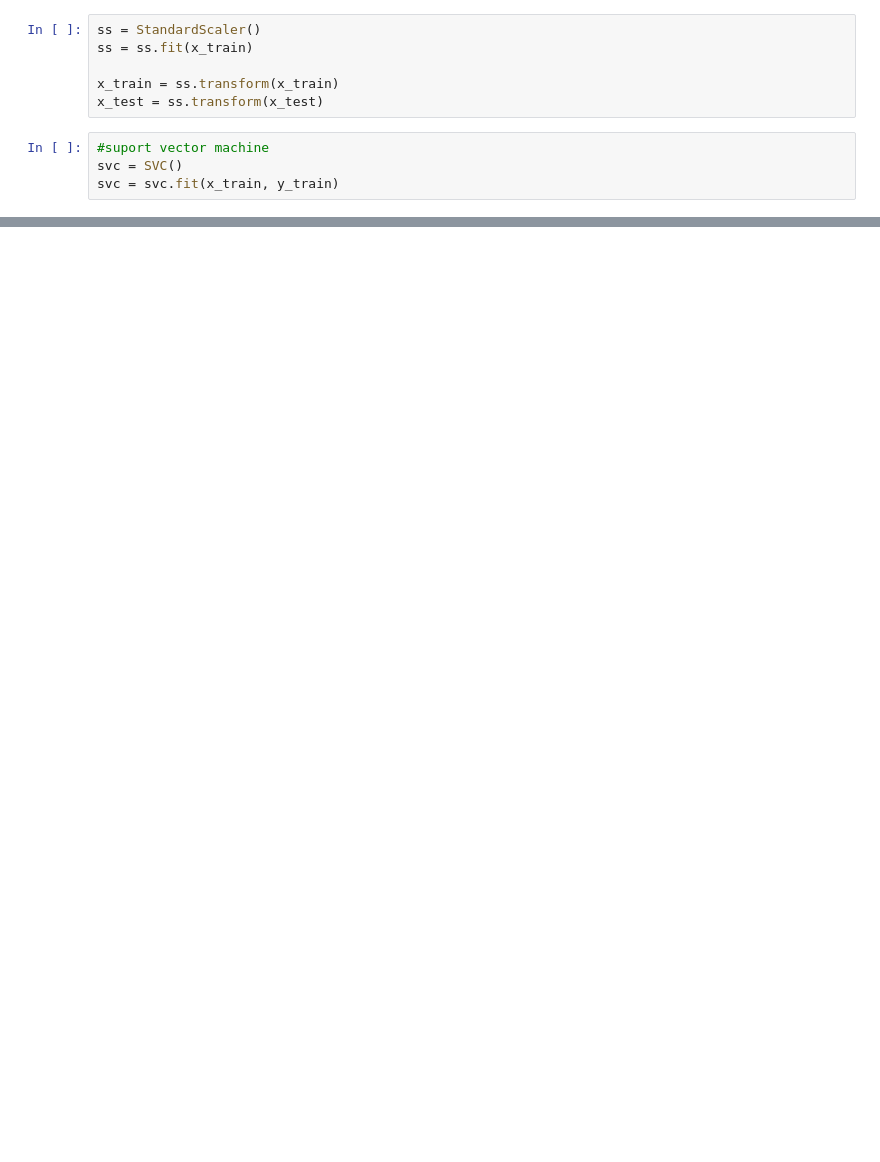
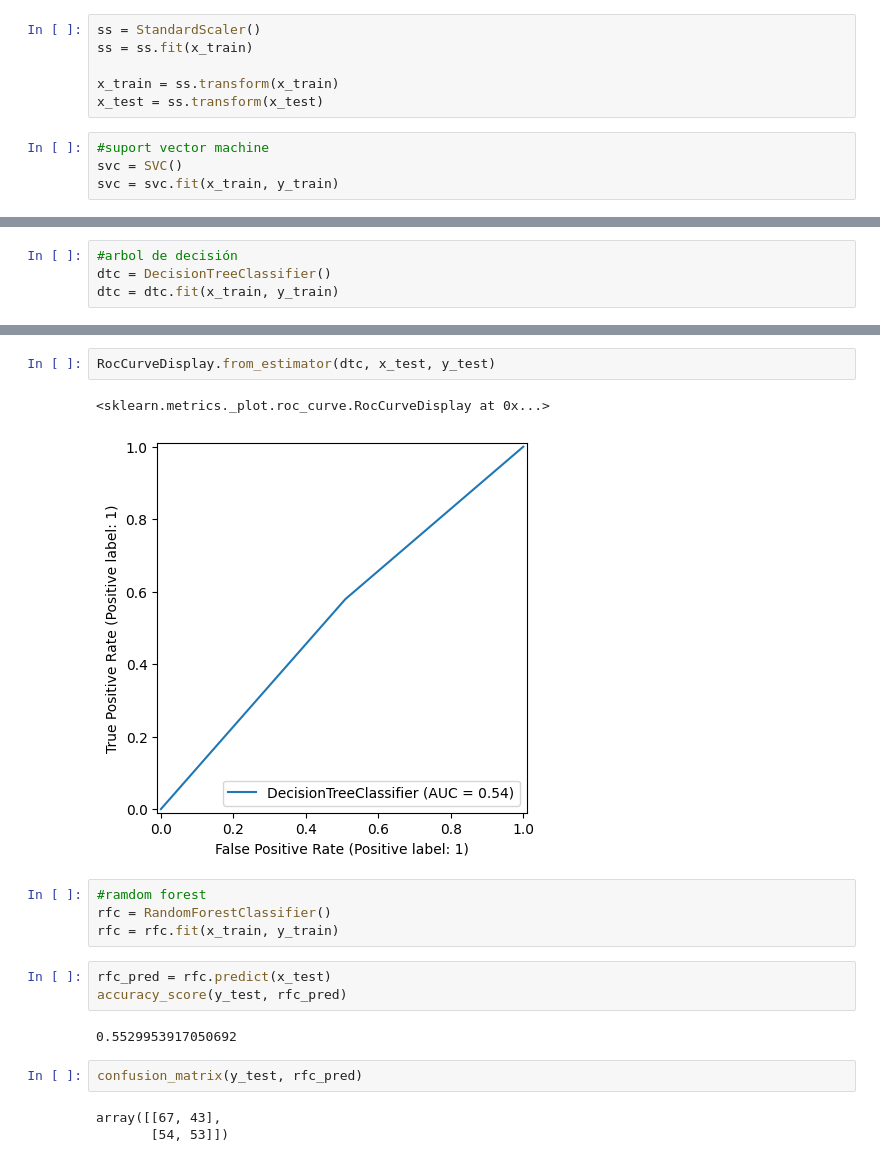
Before and after one commit to jdzapata2004-eng/ejercicios-curso-algoritmos-de-negociaci-n-, a Jupyter notebook: notebooks/Primer modelo Machine learning.ipynb, the cells around one changed output, grey strips where cells are left out. Saved outputs shown, nothing was run; the diff lists cells and outputs as text; blank space fills up the shorter version.

```diff
--- a/notebooks/Primer modelo Machine learning.ipynb
+++ b/notebooks/Primer modelo Machine learning.ipynb
@@ -161,0 +166,4 @@ RocCurveDisplay.from_estimator(svc, x_test, y_test)
+# %%
+#arbol de decisión
+dtc = DecisionTreeClassifier()
+dtc = dtc.fit(x_train, y_train)
@@ -161,0 +180,19 @@ RocCurveDisplay.from_estimator(svc, x_test, y_test)
+# %%
+RocCurveDisplay.from_estimator(dtc, x_test, y_test)
+# %% [output]
+<sklearn.metrics._plot.roc_curve.RocCurveDisplay at 0x...>
+[figure, added]
+# %%
+#ramdom forest
+rfc = RandomForestClassifier()
+rfc = rfc.fit(x_train, y_train)
+# %%
+rfc_pred = rfc.predict(x_test)
+accuracy_score(y_test, rfc_pred)
+# %% [output]
+0.5529953917050692
+# %%
+confusion_matrix(y_test, rfc_pred)
+# %% [output]
+array([[67, 43],
+       [54, 53]])
```
Also changed, not shown: parts of 21 cells of this notebook.
